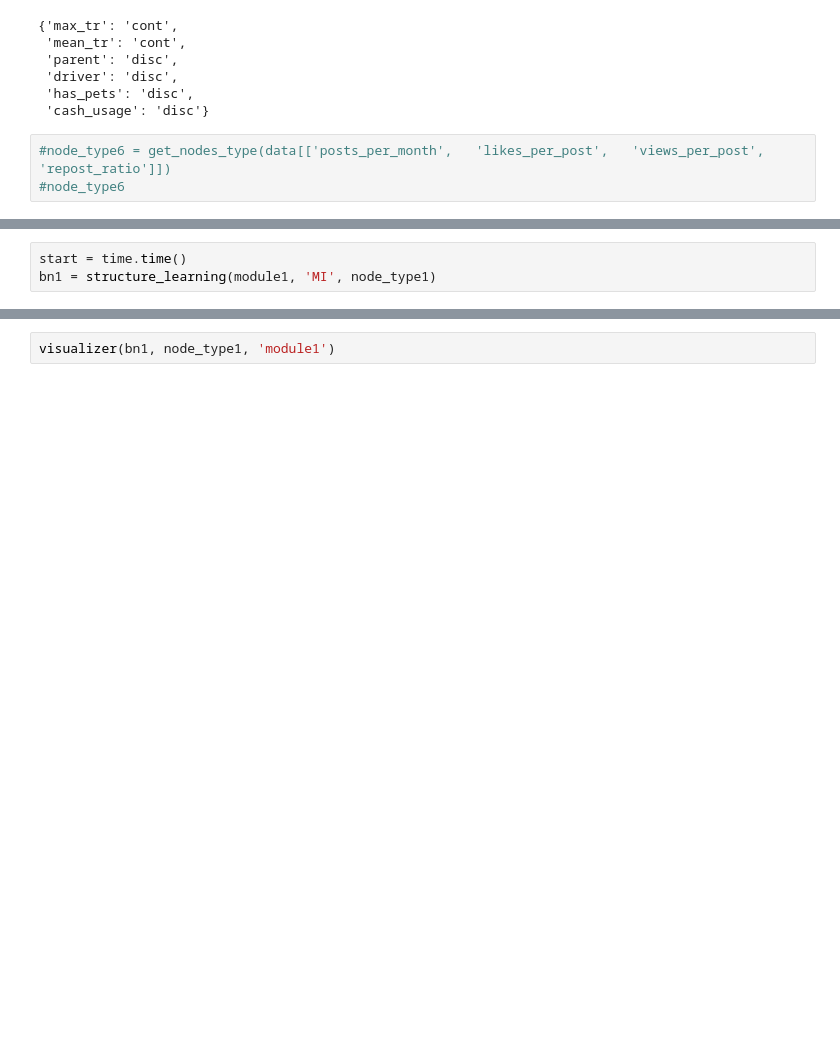
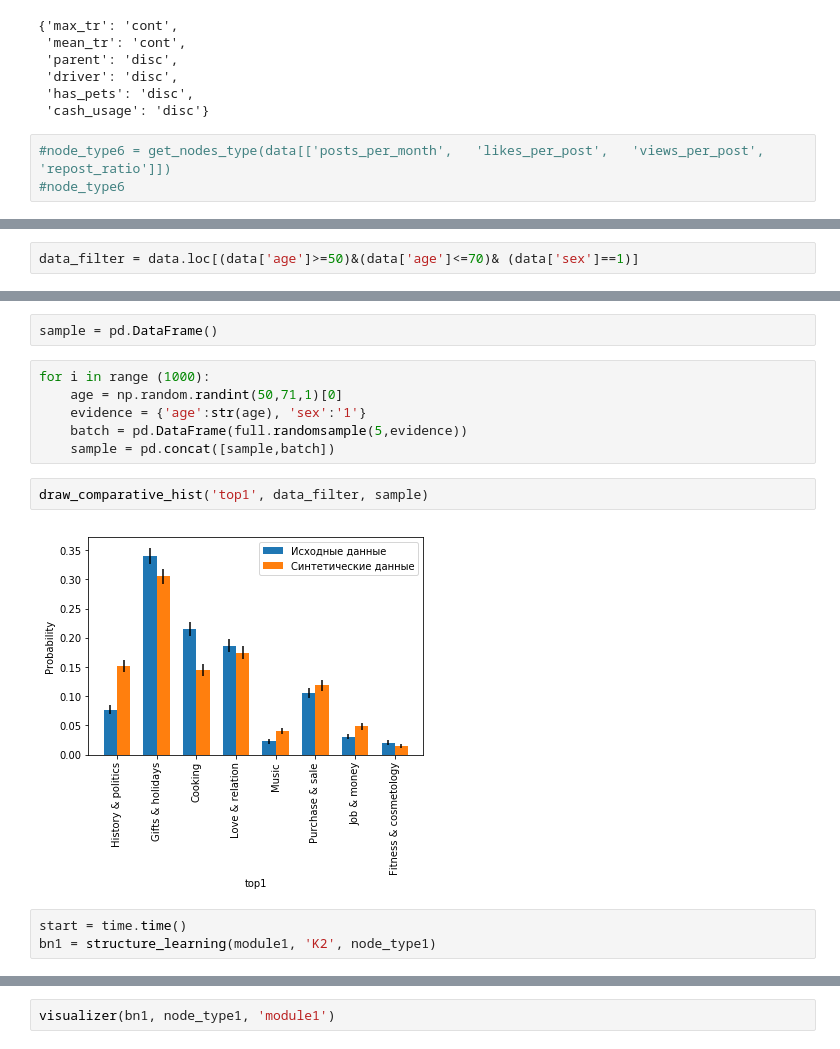
Before and after one commit to aimclub/BAMT, a Jupyter notebook: Example_synth_data.ipynb, the cells around one changed output, grey strips where cells are left out. Cells and saved outputs as stored; diff of their text form; blank space fills up the shorter version.

```diff
--- a/Example_synth_data.ipynb
+++ b/Example_synth_data.ipynb
@@ -105,0 +122,2 @@ node_type5
+# %%
+data_filter = data.loc[(data['age']>=50)&(data['age']<=70)& (data['sex']==1)]
@@ -106,6 +129,18 @@ node_type5
+# %%
+sample = pd.DataFrame()
+# %%
+for i in range (1000):
+    age = np.random.randint(50,71,1)[0]
+    evidence = {'age':str(age), 'sex':'1'}
+    batch = pd.DataFrame(full.randomsample(5,evidence))
+    sample = pd.concat([sample,batch])
+# %%
+draw_comparative_hist('top1', data_filter, sample)
+# %% [output]
+[figure, added]
 # %%
 start = time.time()
-bn1 = structure_learning(module1, 'MI', node_type1)
+bn1 = structure_learning(module1, 'K2', node_type1)
 # %%
 bn1
 # %% [output]
```
Also changed, not shown: parts of 50 cells of this notebook, 1 other file.
